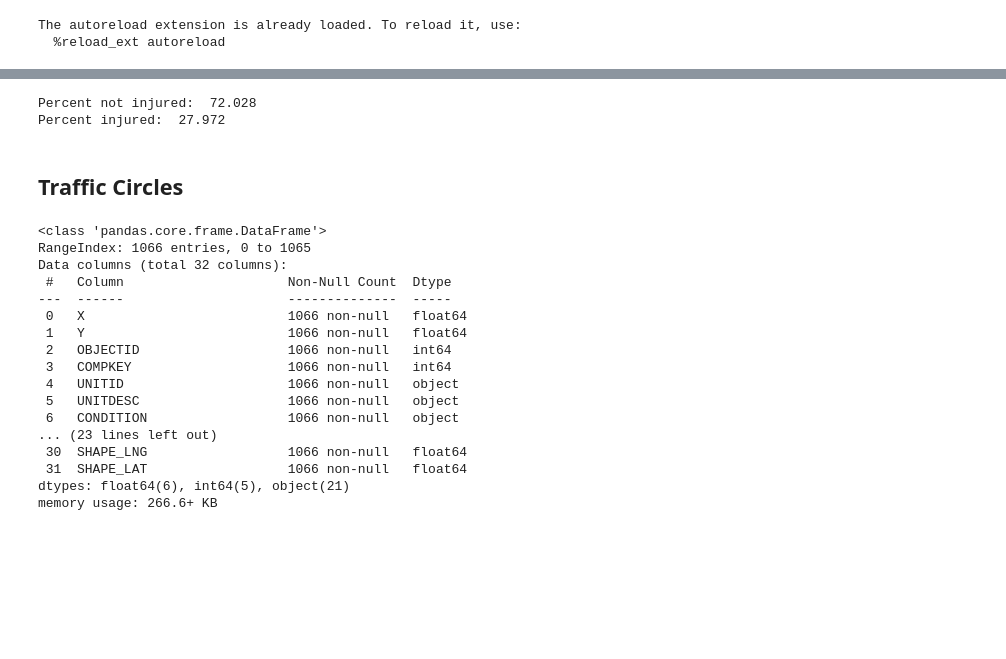
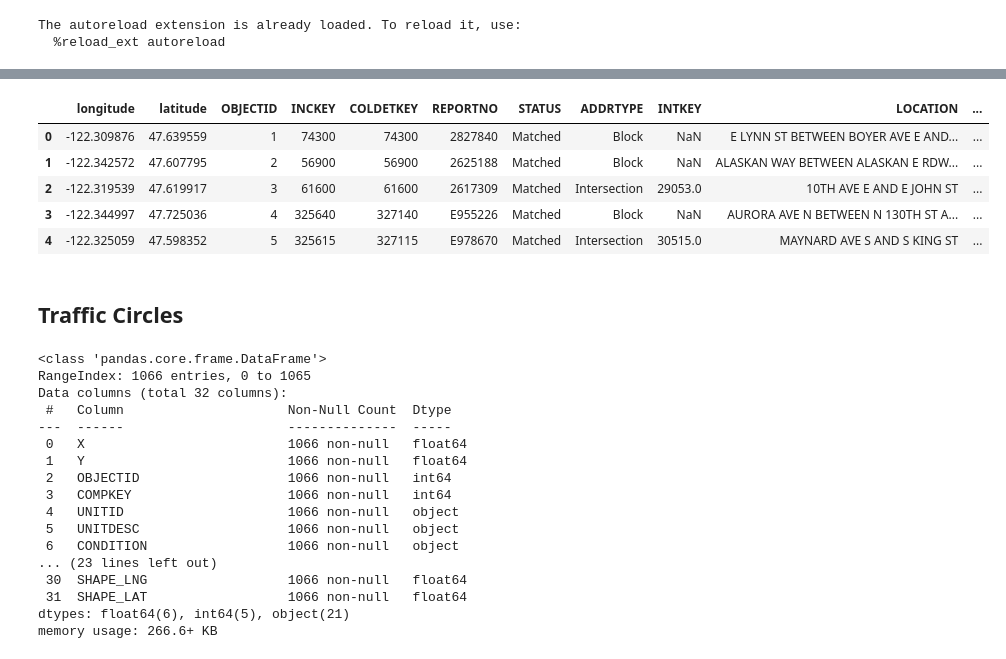
Before and after one commit to DataCircles/traffic_collisions_ml_team1, a Jupyter notebook: notebooks/cindy_trafficcrc.ipynb, the cells around one changed output, grey strips where cells are left out. Drawn from its saved outputs; the diff is of its cells as text; code cells hidden in the pictures; blank space fills up the shorter version.

```diff
--- a/notebooks/cindy_trafficcrc.ipynb
+++ b/notebooks/cindy_trafficcrc.ipynb
@@ -22,7 +22,7 @@ plt.style.use('dark_background')
 %autoreload 2
 
 pd.set_option('display.min_row', 15)
-pd.set_option('display.max_column', 100)
+pd.set_option('display.max_column', 300)
 pd.set_option('display.max_colwidth', 300)
 # %% [output]
 The autoreload extension is already loaded. To reload it, use:
@@ -32,3 +32,5 @@ original = pd.read_csv('../data/Collisions.csv')
 clean_data = pd.read_pickle('../data/processed/cleaned_data.pkl')
 
 circles = pd.read_csv('../data/Traffic_Circles.csv')
+
+all_sdot = pd.read_csv('../data/processed/all_sdot_merged_with_wsdot_080820.csv', low_memory=False)
@@ -43,9 +37,12 @@ ax = sns.countplot('COLLISIONTYPE', data=original, hue='INJURED_OHE');
-# %%
-print( 'Percent not injured: ', round((original['INJURED_OHE'] == 0).sum() / len(original['INJURED_OHE'])*100 , 3) )
-print( 'Percent injured: ', round((original['INJURED_OHE'] != 0).sum() / len(original['INJURED_OHE'])*100 , 3) )
-# %% [output]
-Percent not injured:  72.028
-Percent injured:  27.972
+# %%
+all_sdot.head()
+# %% [output]
+|  | longitude | latitude | OBJECTID | INCKEY | COLDETKEY | REPORTNO | STATUS | ADDRTYPE | INTKEY | LOCATION | ... |
+| 0 | -122.309876 | 47.639559 | 1 | 74300 | 74300 | 2827840 | Matched | Block | NaN | E LYNN ST BETWEEN BOYER AVE E AND... | ... |
+| 1 | -122.342572 | 47.607795 | 2 | 56900 | 56900 | 2625188 | Matched | Block | NaN | ALASKAN WAY BETWEEN ALASKAN E RDW... | ... |
+| 2 | -122.319539 | 47.619917 | 3 | 61600 | 61600 | 2617309 | Matched | Intersection | 29053.0 | 10TH AVE E AND E JOHN ST | ... |
+| 3 | -122.344997 | 47.725036 | 4 | 325640 | 327140 | E955226 | Matched | Block | NaN | AURORA AVE N BETWEEN N 130TH ST A... | ... |
+| 4 | -122.325059 | 47.598352 | 5 | 325615 | 327115 | E978670 | Matched | Intersection | 30515.0 | MAYNARD AVE S AND S KING ST | ... |
 # %% [markdown]
 ## Traffic Circles
 # %%
```
Also changed, not shown: parts of 4 cells of this notebook, 1 other file.
